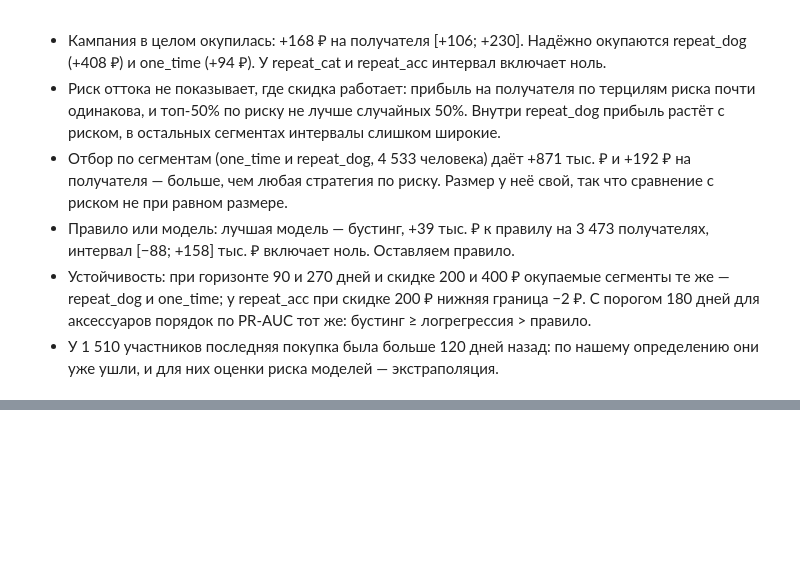
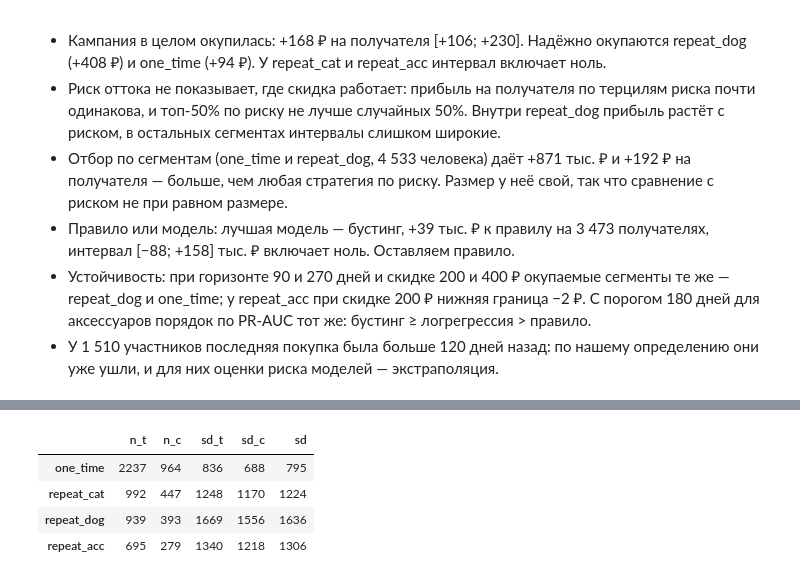
Before and after one commit to kamthiss/churn-retention-economics, a Jupyter notebook: notebooks/03_uplift_economics.ipynb, the cells around one changed output, grey strips where cells are left out. Saved outputs shown, nothing was run; the diff lists cells and outputs as text; code cells hidden in the pictures; blank space fills up the shorter version.

```diff
--- a/notebooks/03_uplift_economics.ipynb
+++ b/notebooks/03_uplift_economics.ipynb
@@ -261,0 +266,9 @@ acc
+# %%
+sd = spread(df)
+sd.astype(float).round({"n_t": 0, "n_c": 0, "sd_t": 0, "sd_c": 0, "sd": 0}).astype(int)
+# %% [output]
+|  | n_t | n_c | sd_t | sd_c | sd |
+| one_time | 2237 | 964 | 836 | 688 | 795 |
+| repeat_cat | 992 | 447 | 1248 | 1170 | 1224 |
+| repeat_dog | 939 | 393 | 1669 | 1556 | 1636 |
+| repeat_acc | 695 | 279 | 1340 | 1218 | 1306 |
```
Also changed, not shown: parts of 11 cells of this notebook, 3 other files.
